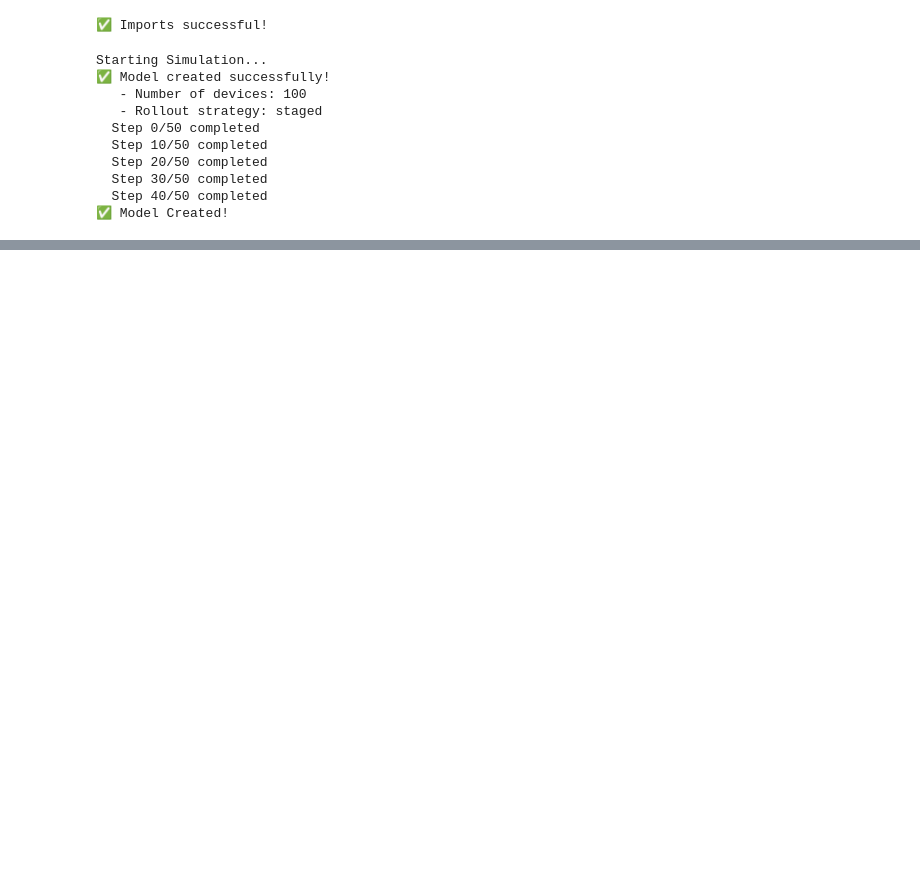
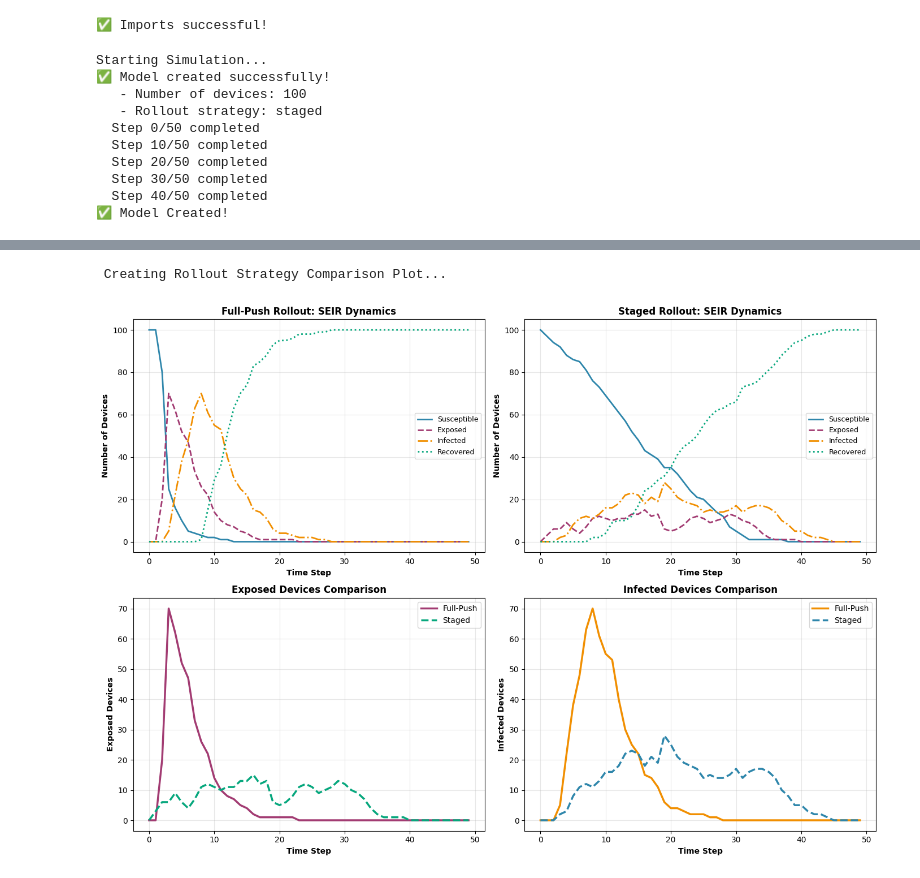
Before and after one commit to Tee-0/Final_year_project, a Jupyter notebook: notebooks/seir_visualization.ipynb, the cells around one changed output, grey strips where cells are left out. Saved outputs shown, nothing was run; the diff lists cells and outputs as text; code cells hidden in the pictures; blank space fills up the shorter version.

```diff
--- a/notebooks/seir_visualization.ipynb
+++ b/notebooks/seir_visualization.ipynb
@@ -384,0 +712,77 @@ print("   You can now use this image in your report!")
+# %%
+print(" Creating Rollout Strategy Comparison Plot...")
+
+fig, axes = plt.subplots(2, 2, figsize=(14, 10))
+
+# Plot 1: Full-Push - All States
+ax = axes[0, 0]
+df_full = strategy_data['full_push']['df']
+df_full[['Susceptible', 'Exposed', 'Infected', 'Recovered']].plot(
+    ax=ax, linewidth=2, style=['-', '--', '-.', ':'],
+    color=['#2E86AB', '#A23B72', '#F18F01', '#06A77D']
+)
+ax.set_title('Full-Push Rollout: SEIR Dynamics', fontweight='bold', fontsize=12)
+ax.set_xlabel('Time Step', fontweight='bold')
+ax.set_ylabel('Number of Devices', fontweight='bold')
+ax.grid(True, alpha=0.3)
+ax.legend(loc='best', fontsize=9)
+
+# Plot 2: Staged - All States
+ax = axes[0, 1]
+df_staged = strategy_data['staged']['df']
+df_staged[['Susceptible', 'Exposed', 'Infected', 'Recovered']].plot(
+    ax=ax, linewidth=2, style=['-', '--', '-.', ':'],
+    color=['#2E86AB', '#A23B72', '#F18F01', '#06A77D']
+)
+ax.set_title('Staged Rollout: SEIR Dynamics', fontweight='bold', fontsize=12)
+ax.set_xlabel('Time Step', fontweight='bold')
+ax.set_ylabel('Number of Devices', fontweight='bold')
+ax.grid(True, alpha=0.3)
+ax.legend(loc='best', fontsize=9)
+
+# Plot 3: Exposed Comparison
+ax = axes[1, 0]
+ax.plot(df_full['Exposed'], linewidth=2.5, label='Full-Push', color='#A23B72')
+ax.plot(df_staged['Exposed'], linewidth=2.5, label='Staged', color='#06A77D', linestyle='--')
+ax.set_title('Exposed Devices Comparison', fontweight='bold', fontsize=12)
+ax.set_xlabel('Time Step', fontweight='bold')
+ax.set_ylabel('Exposed Devices', fontweight='bold')
+ax.legend(fontsize=10)
+ax.grid(True, alpha=0.3)
+
+# Plot 4: Infected Comparison
+ax = axes[1, 1]
+ax.plot(df_full['Infected'], linewidth=2.5, label='Full-Push', color='#F18F01')
+ax.plot(df_staged['Infected'], linewidth=2.5, label='Staged', color='#2E86AB', linestyle='--')
+ax.set_title('Infected Devices Comparison', fontweight='bold', fontsize=12)
+ax.set_xlabel('Time Step', fontweight='bold')
+ax.set_ylabel('Infected Devices', fontweight='bold')
+ax.legend(fontsize=10)
+ax.grid(True, alpha=0.3)
+
+plt.tight_layout()
+plt.show()
+
+print(" Comparison plots generated!")
+
+# Summary statistics
+print(f"\n KEY FINDINGS:")
+print(f"   Full-Push: Peak exposed = {strategy_data['full_push']['peak_exposed']}, " +
+      f"Peak infected = {strategy_data['full_push']['peak_infected']}")
+print(f"   Staged:    Peak exposed = {strategy_data['staged']['peak_exposed']}, " +
+      f"Peak infected = {strategy_data['staged']['peak_infected']}")
+
+reduction_exposed = ((strategy_data['full_push']['peak_exposed'] -
+                     strategy_data['staged']['peak_exposed']) /
+                     strategy_data['full_push']['peak_exposed']) * 100
+
+reduction_infected = ((strategy_data['full_push']['peak_infected'] -
+                      strategy_data['staged']['peak_infected']) /
+                      strategy_data['full_push']['peak_infected']) * 100
+
+print(f"\n   Staged rollout reduced:")
+print(f"   - Peak exposure by {reduction_exposed:.1f}%")
+print(f"   - Peak infection by {reduction_infected:.1f}%")
+# %% [output]
+ Creating Rollout Strategy Comparison Plot...
+[figure, added]
```
Also changed, not shown: parts of 32 cells of this notebook, 23 other files.
